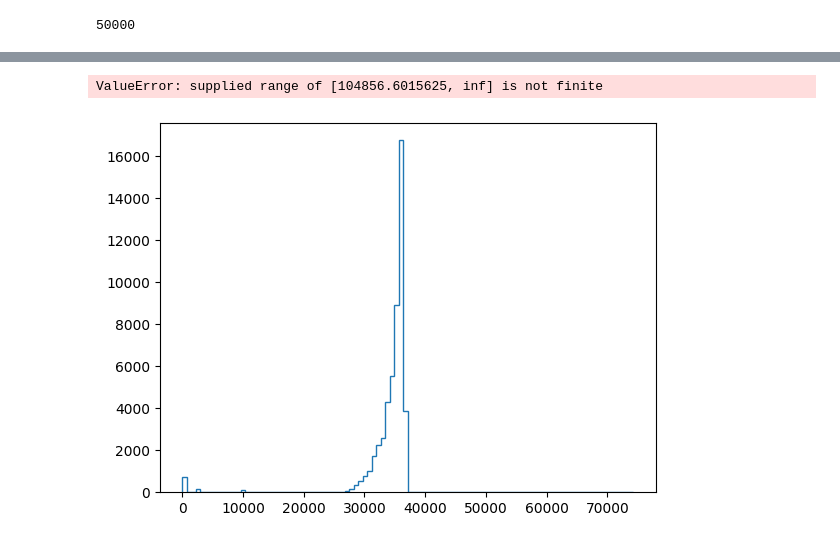
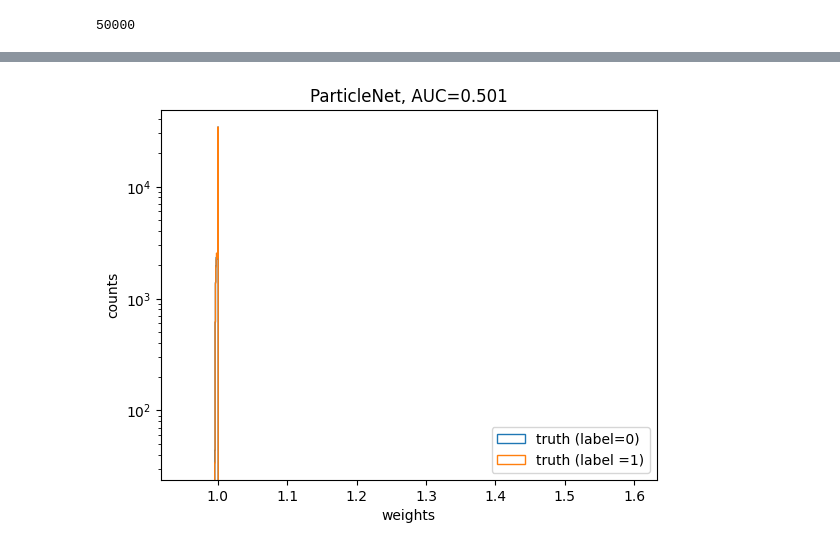
Before and after one commit to heidelberg-hepml/discriminator-metric, a Jupyter notebook: notebooks/plot_weights.ipynb, the cells around one changed output, grey strips where cells are left out. Drawn from its saved outputs; the diff is of its cells as text; code cells hidden in the pictures.

```diff
--- a/notebooks/plot_weights.ipynb
+++ b/notebooks/plot_weights.ipynb
@@ -30,5 +276,6 @@ tests =[ {'exp_name': 'trial_1_ln_jetnet30',
 # %%
-tests_ln = ['eta_smeared','shifted','smeared','pt_shifted']
+tests_ln = ['eta_smeared','shifted','smeared','all_smeared','pt_shifted'
+         ,'pt_smeared','truth']
 
 jet_test_ln = [
 {'exp_name': f'trial_1_ln_{test}',
@@ -59,8 +336,8 @@ for test in tests:
 
     weights = score/(1-score)
     weights = weights/np.sum(weights)
-    plt.hist(weights[label==0], bins=50,histtype='step', label='tailcut')
-    plt.hist(weights[label==1], bins=50,histtype='step', label='truth')
+    plt.hist(weights[labels_valid==0], bins=50,histtype='step', label='tailcut')
+    plt.hist(weights[labels_valid==1], bins=50,histtype='step', label='truth')
     plt.legend()
     plt.xlabel('weights')
     plt.ylabel('count')
@@ -74,5 +349,5 @@ IndexError: boolean index did not match indexed array along dimension 0; dimensi
 # %%
-test_1 = [tests[-2],tests[-1]]
+test_1 = [tests[-2],tests[-1],tests_truth_pf[-1] ]
 
 for test in test_1:
     exp_name = test['exp_name']
@@ -80,10 +355,10 @@ for test in test_1:
     if test['type']=='lorentznet':
         score = np.load(f'output/{exp_name}/score_{best_epoch}.npy')
         weights = score[:,2]/(1-score[:,2])
-        plt.hist(weights[label==0],
+        plt.hist(weights[labels==0],
                  bins=np.arange(min(weights), max(weights),0.0005),
                  histtype='step', label='tailcut')
-        plt.hist(weights[label==1],
+        plt.hist(weights[labels==1],
                  bins=np.arange(min(weights), max(weights),0.0005),
                  histtype='step', label='truth')
       #  print(np.sum(label-score[:-2,0]))
@@ -92,9 +367,9 @@ for test in test_1:
        # continue
         score = np.load(f'output/{exp_name}/best_model_score.npy')[:,0]
         weights = score/(1-score)
-        plt.hist(weights[label==0], bins=np.arange(min(weights), max(weights),0.005),
+        plt.hist(weights[labels==0], bins=np.arange(min(weights), max(weights),0.005),
               histtype='step', label='tailcut')
-        plt.hist(weights[label==1], bins=np.arange(min(weights), max(weights),0.005),
+        plt.hist(weights[labels==1], bins=np.arange(min(weights), max(weights),0.005),
                  histtype='step', label='truth')
 
 
@@ -342,0 +642,2 @@ plt.show()
+# %%
+truth_exp = jet_test_pn[-1]
@@ -391,22 +817,59 @@ for i,test in enumerate(tests_pn):
 # %%
 s = 'valid'
-for i,test in enumerate(tests_ln):
-    label = pd.read_hdf('data/jetnet30_data.h5', f'labels__{test}_{s}')['labels'].values
-    exp_name = jet_test_ln[i]['exp_name']
-    score = np.load(f'output/{exp_name}/best_model_score.npy')
+
+tests_truth_ln = [
+{'exp_name': f'trial_{i+1}_ln_truth',
+ 'model_score': 'best_model_score'}
+ for i  in range(5)]
+
+tests_truth_pf = [
+{'exp_name': f'trial_{i+1}_pn_truth',
+    'model_score': 'best_model_score'}
+    for i  in range(5)]
+
+for i,test in enumerate(tests_truth_pf):
+    exp_name = test['exp_name']
+    jet_test = 'truth'
+
+    label = pd.read_hdf('data/jetnet30_data.h5', f'labels__{jet_test}_{s}')['labels'].values
+   # score = np.load(f'output/{exp_name}/best_model_score.npy')[:,0]
+    #score = np.load(f'output/{exp_name}/best_model_val_auc.npy')[:,0]
+    score = np.load(f'output/{exp_name}/best_model_val_loss.npy')[:,0]
+    #score = np.load(f'output/{exp_name}/best_model_val_auc.npy')[:,0]
     weights = score/(1-score)
     assert len(score) == len(label)
     auc = roc_auc_score(label, score)
    # tpr, fpr, _ = roc_curve(label, score[:,0])
-    plt.hist(weights[label==0], label=f'{test}',bins=100, histtype='step')
-    plt.hist(weights[label==1], label='Truth',bins=100, histtype='step')
+    plt.hist(weights[label==0], label='truth (label=0)',bins=np.arange(0.95,1.6,0.0005), histtype='step')
+    plt.hist(weights[label==1], label='truth (label =1)',bins=np.arange(0.95,1.6,0.0005), histtype='step')
 
     plt.xlabel('weights')
     plt.ylabel('counts')
-    plt.title(f'ParicleNet, AUC={auc:.3f}')
+    plt.title(f'ParticleNet, AUC={auc:.3f}')
     plt.yscale('log')
     plt.legend(loc='lower right')
     plt.show()
+
+for i,test in enumerate(tests_truth_ln):
+    exp_name = test['exp_name']
+    jet_test = 'truth'
+
+    label = pd.read_hdf('data/jetnet30_data.h5', f'labels__{jet_test}_{s}')['labels'].values
+    #score = np.load(f'output/{exp_name}/best_model_score.npy')
+    score = np.load(f'output/{exp_name}/score_39.npy')[:,2]
+    weights = score/(1-score)
+    assert len(score) == len(label)
+    auc = roc_auc_score(label, score)
+    #weights = np.log(weights+10**(-100))
+   # tpr, fpr, _ = roc_curve(label, score[:,0])
+    plt.hist(weights[label==0], label='label 0',bins=100, histtype='step')
+    plt.hist(weights[label==1], label='label 1',bins=100, histtype='step')
+
+    plt.xlabel('weights')
+    plt.ylabel('counts')
+    plt.title(f'LorentzNet, AUC={auc:.3f}')
+    plt.yscale('log')
+    plt.legend(loc='lower right')
+    plt.show()
 # %% [output]
-ValueError: supplied range of [104856.6015625, inf] is not finite
-[figure, old version]
+[figure, new version]
```
Also changed, not shown: parts of 36 cells of this notebook, 16 other files.
